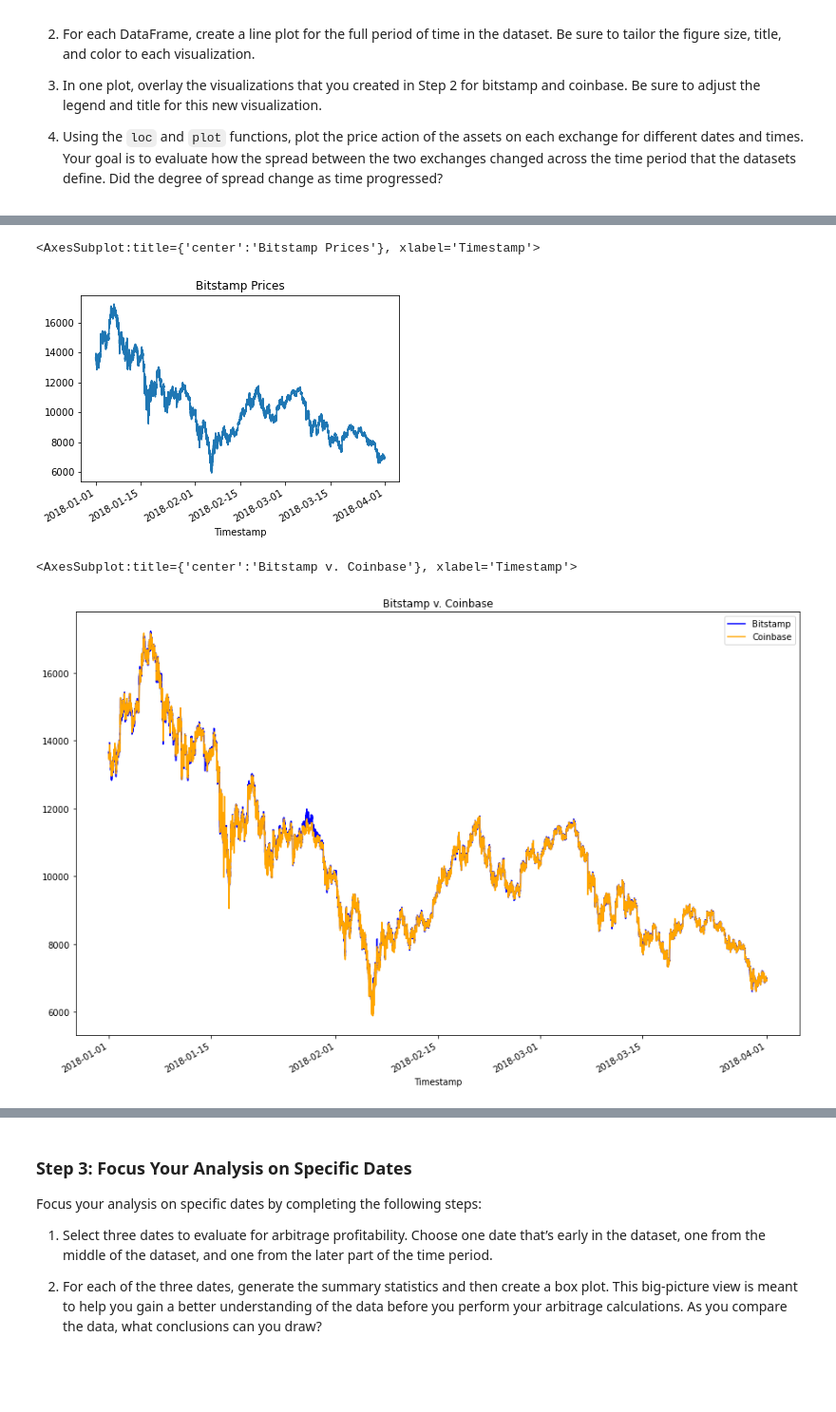
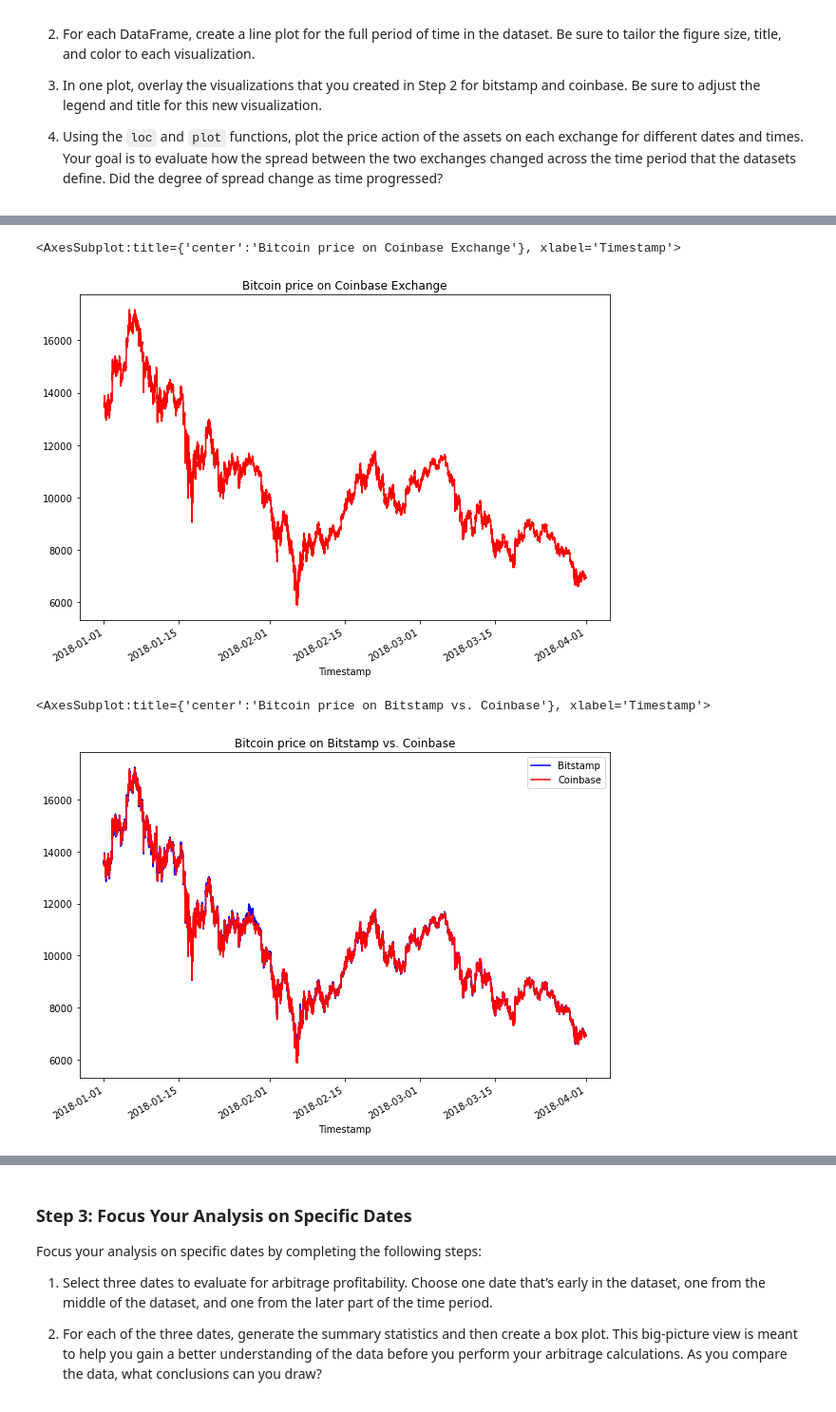
Before and after one commit to nmendelow/bootcamp_challenge_3, a Jupyter notebook: crypto_arbitrage.ipynb, the cells around one changed output, grey strips where cells are left out. Shown at 95% size. Drawn from its saved outputs; the diff is of its cells as text; code cells hidden in the pictures; blank space fills up the shorter version.

Commit message:
Sections 2 and 3 completed. Visualizations done to compare the price of bitcoin on Bitstamp and Coinbase and determine the arbitrage opportunities at three different times along the dataset.

```diff
--- a/crypto_arbitrage.ipynb
+++ b/crypto_arbitrage.ipynb
@@ -237,8 +225,7 @@ Select the data you want to analyze. Use `loc` or `iloc` to select the following
 * Close
 # %%
 # Use loc or iloc to select `Timestamp (the index)` and `Close` from bitstamp DataFrame
-bitstamp_sliced = # YOUR CODE HERE
-
+bitstamp_sliced = bitstamp_df.loc[:,"Close"]
 # Review the first five rows of the DataFrame
-# YOUR CODE HERE
+bitstamp_sliced.head()
 # %% [output]
@@ -252,7 +239,7 @@ bitstamp_sliced = # YOUR CODE HERE
 # %%
 # Use loc or iloc to select `Timestamp (the index)` and `Close` from coinbase DataFrame
-coinbase_sliced = # YOUR CODE HERE
+coinbase_sliced = coinbase_df.loc[:,"Close"]
 
 # Review the first five rows of the DataFrame
-# YOUR CODE HERE
+coinbase_sliced.head()
 # %% [output]
@@ -311,18 +298,19 @@ Sort through the time series data associated with the bitstamp and coinbase Data
 # %%
 # Create a line plot for the coinbase DataFrame for the full length of time in the dataset
 # Be sure that the figure size, title, and color are tailored to each visualization
-# YOUR CODE HERE
+coinbase_sliced.plot(figsize = (10,7), title = "Bitcoin price on Coinbase Exchange", color = "red")
 # %% [output]
-<AxesSubplot:title={'center':'Bitstamp Prices'}, xlabel='Timestamp'>
+<AxesSubplot:title={'center':'Bitcoin price on Coinbase Exchange'}, xlabel='Timestamp'>
-[figure, old version]
+[figure, new version]
 # %%
 # Overlay the visualizations for the bitstamp and coinbase DataFrames in one plot
 # The plot should visualize the prices over the full lenth of the dataset
 # Be sure to include the parameters: legend, figure size, title, and color and label
-# YOUR CODE HERE
+bitstamp_sliced.plot(legend=True, figsize=(10,7), title = "Bitcoin price on Bitstamp vs. Coinbase", color = "blue", label="Bitstamp")
+coinbase_sliced.plot(legend=True, figsize=(10,7), color = "red", label = "Coinbase")
 # %% [output]
-<AxesSubplot:title={'center':'Bitstamp v. Coinbase'}, xlabel='Timestamp'>
+<AxesSubplot:title={'center':'Bitcoin price on Bitstamp vs. Coinbase'}, xlabel='Timestamp'>
-[figure, old version]
+[figure, new version]
 # %%
 # Using the loc and plot functions, create an overlay plot that visualizes
 # the price action of both DataFrames for a one month period early in the dataset
```
Also changed, not shown: parts of 18 cells of this notebook, 1 other file.
